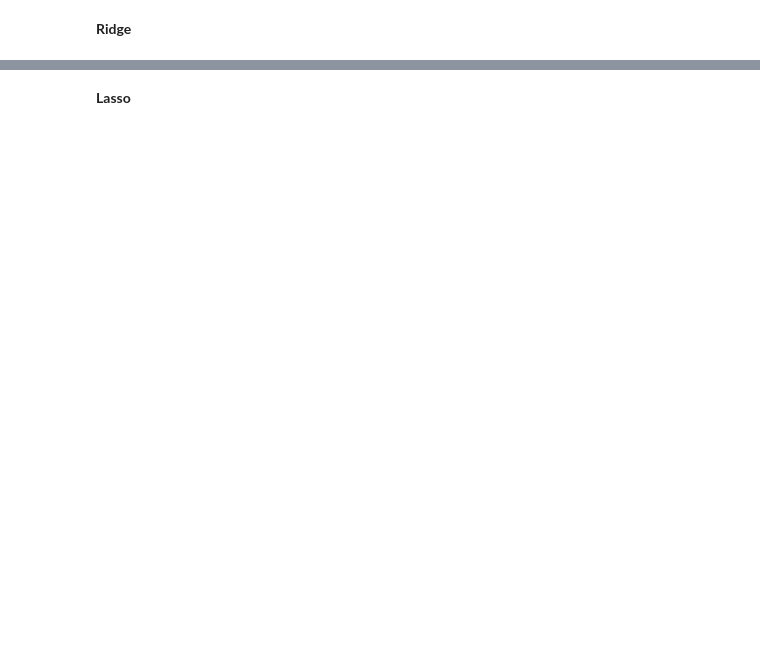
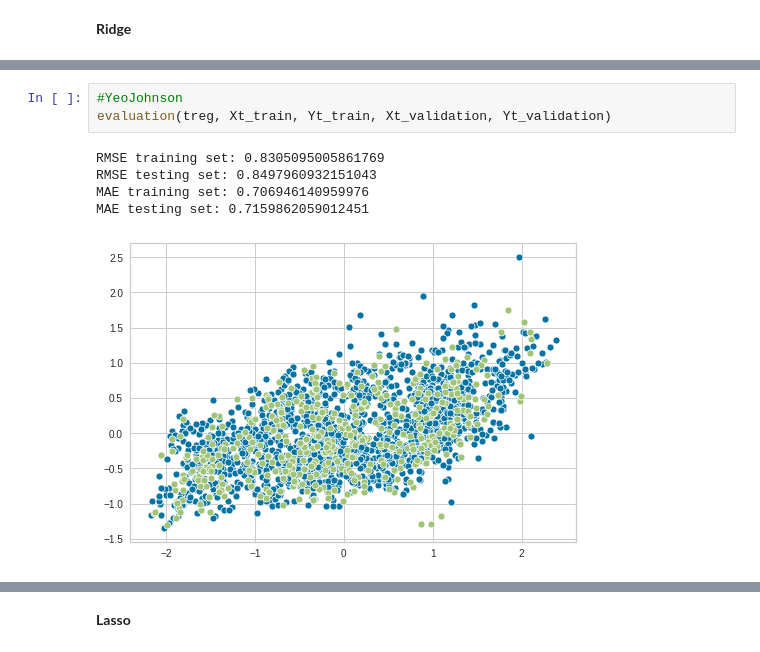
Before and after one commit to agnieszkajaniak/mgr, a Jupyter notebook: data_processing.ipynb, the cells around one changed output, grey strips where cells are left out. Cells and saved outputs as stored; diff of their text form; blank space fills up the shorter version.

```diff
--- a/data_processing.ipynb
+++ b/data_processing.ipynb
@@ -440,0 +486,9 @@ np.std(abs(Y_validation - treg.predict(X_validation)))
+# %%
+#YeoJohnson
+evaluation(treg, Xt_train, Yt_train, Xt_validation, Yt_validation)
+# %% [output]
+RMSE training set: 0.8305095005861769
+RMSE testing set: 0.8497960932151043
+MAE training set: 0.706946140959976
+MAE testing set: 0.7159862059012451
+[figure, added]
```
Also changed, not shown: parts of 51 cells of this notebook.
